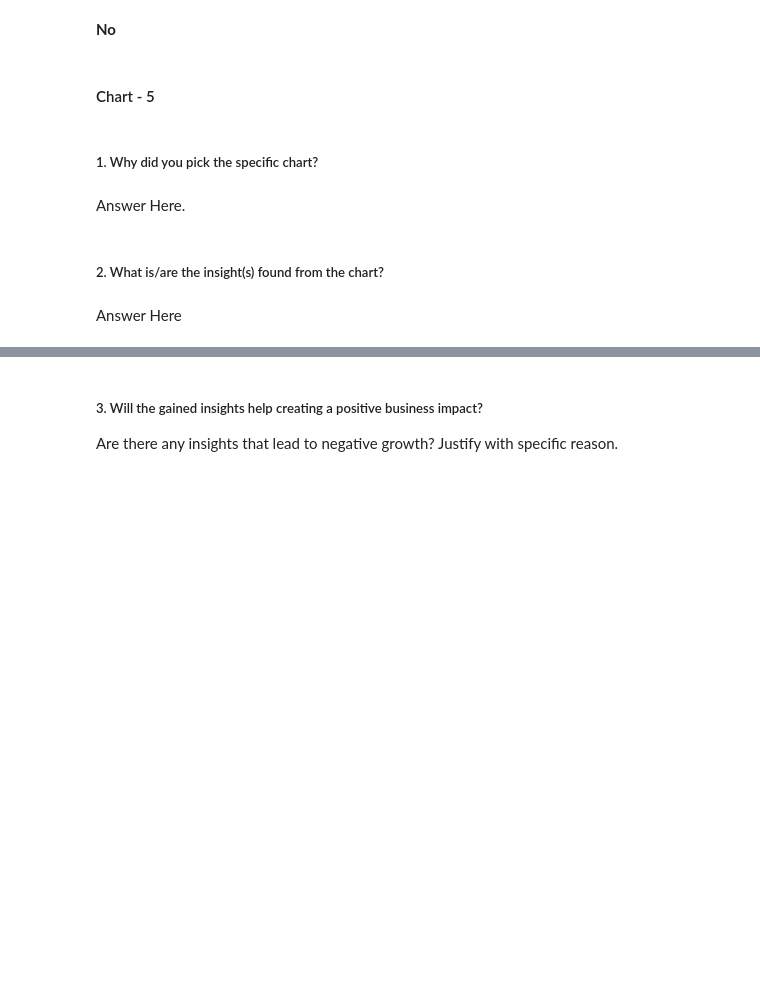
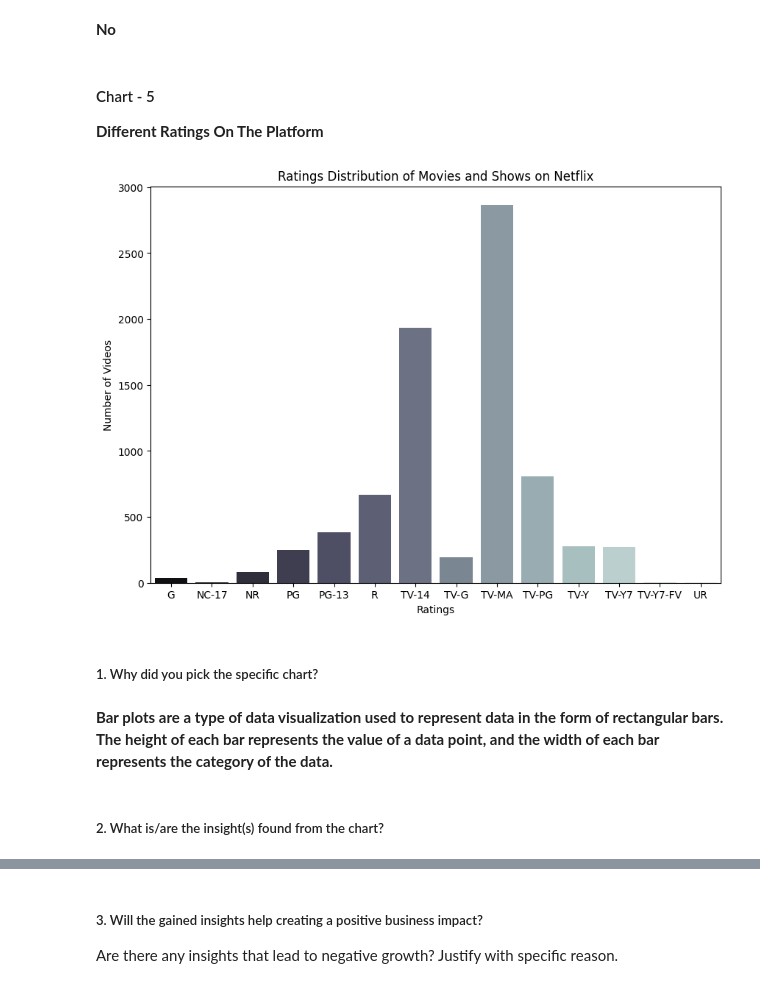
Before and after one commit to treasure823/Netflix-Movies-and-TV-Shows-Clustering-Unsupervised-Machine-Learning, a Jupyter notebook: Netflix_Movies_and_TV_Shows_Clustering_Unsupervised_Machine_Learning_Capstone_4_Project.ipynb, the cells around one changed output, grey strips where cells are left out. Cells and saved outputs as stored; diff of their text form; code cells hidden in the pictures; blank space fills up the shorter version.

```diff
--- a/Netflix_Movies_and_TV_Shows_Clustering_Unsupervised_Machine_Learning_Capstone_4_Project.ipynb
+++ b/Netflix_Movies_and_TV_Shows_Clustering_Unsupervised_Machine_Learning_Capstone_4_Project.ipynb
@@ -577,3 +577,4 @@ Are there any insights that lead to negative growth? Justify with specific reaso
 **No**
 # %% [markdown]
 #### Chart - 5
+**Different Ratings On The  Platform**
@@ -582,8 +581,16 @@ Are there any insights that lead to negative growth? Justify with specific reaso
+# %%
+# Chart - 5 visualization code
+a = plt.figure(figsize=(10,7))
+d = df.groupby('rating').agg({'show_id':'count'}).reset_index()
+a = sns.barplot(x = d['rating'] ,y = d['show_id'], palette= 'bone')
+a = plt.title('Ratings Distribution of Movies and Shows on Netflix')
+a = plt.xlabel('Ratings')
+a = plt.ylabel('Number of Videos')
+# %% [output]
+[figure, added]
 # %% [markdown]
 ##### 1. Why did you pick the specific chart?
-# %% [markdown]
-Answer Here.
+# %% [markdown]
+**Bar plots are a type of data visualization used to represent data in the form of rectangular bars. The height of each bar represents the value of a data point, and the width of each bar represents the category of the data.**
 # %% [markdown]
 ##### 2. What is/are the insight(s) found from the chart?
-# %% [markdown]
-Answer Here
```
Also changed, not shown: parts of 4 cells of this notebook.
